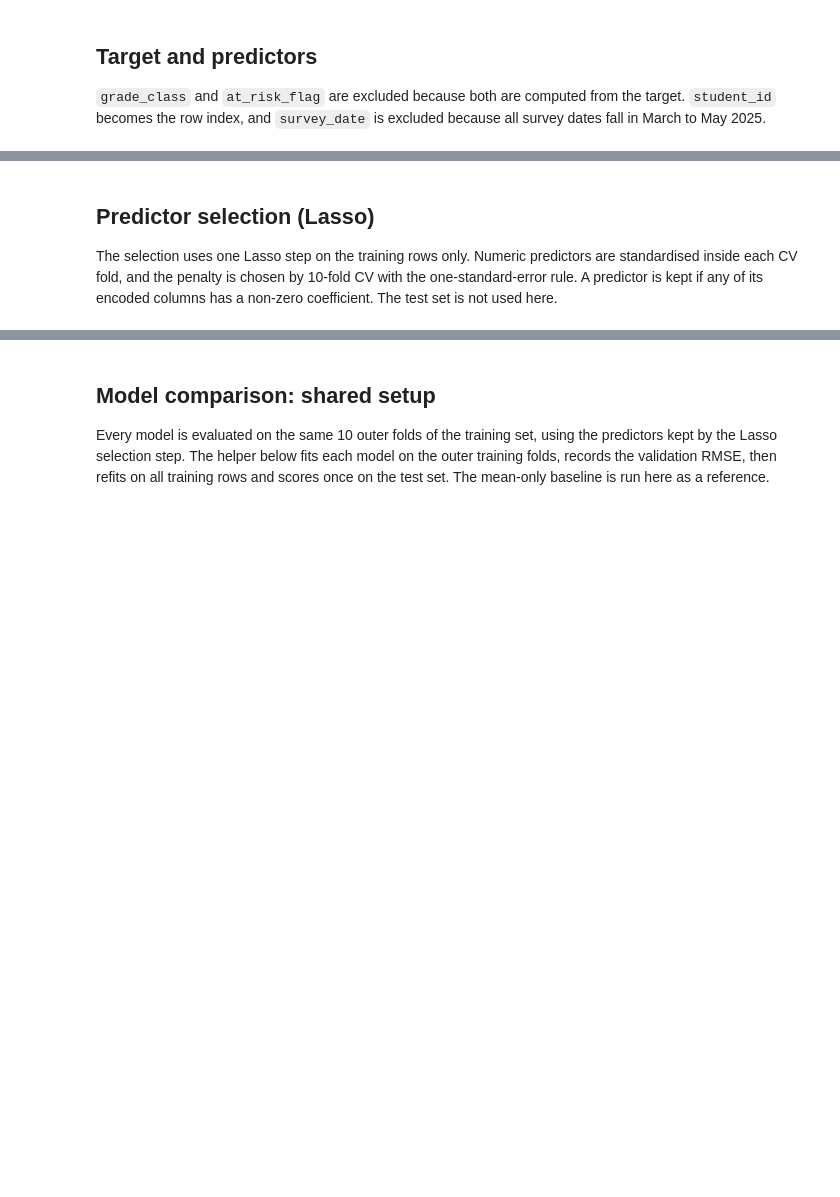
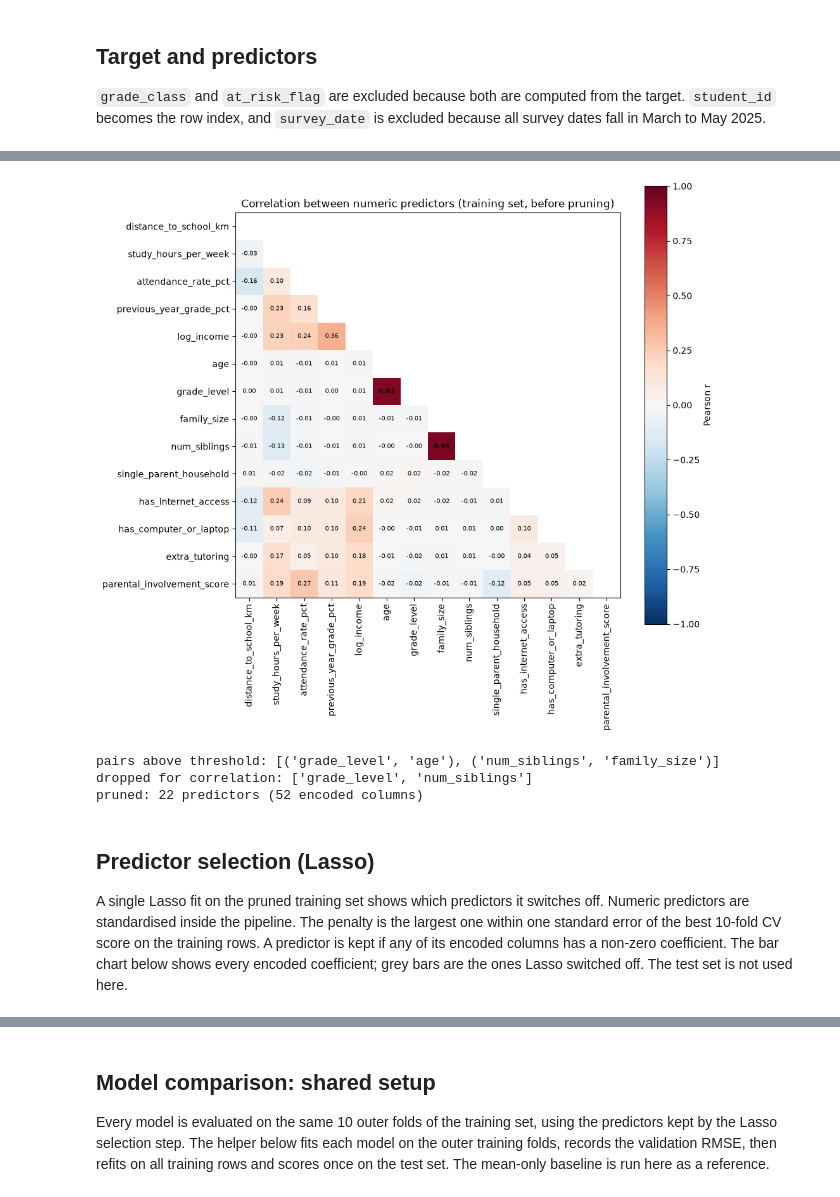
Before and after one commit to ZhangAnli/ST5227-Course-Project, a Jupyter notebook: Project.ipynb, the cells around one changed output, grey strips where cells are left out. Drawn from its saved outputs; the diff is of its cells as text; code cells hidden in the pictures; blank space fills up the shorter version.

```diff
--- a/Project.ipynb
+++ b/Project.ipynb
@@ -19,7 +19,6 @@ Missing values: 9 columns have gaps, and 3,215 of 12,000 rows (27%) have at leas
 # %%
 n_raw = len(df)
 df = df.drop_duplicates().reset_index(drop=True)
-n_unique = len(df)
-df = df.dropna().reset_index(drop=True)
-print(f'{n_raw} rows -> {n_unique} after removing duplicates -> {len(df)} after dropping rows with missing values')
+n_missing = int(df.isna().any(axis=1).sum())
+print(f'{n_raw} rows -> {len(df)} after removing duplicates; {n_missing} rows have at least one missing value (imputed after the split)')
 # %% [output]
@@ -89,0 +102,6 @@ test grade_class counts: {'C': 680, 'D': 301, 'B': 290, 'F': 24, 'A': 23}
+# %%
+ref_cols = [f'{c}_{sorted(X_train[c].unique())[0]}' for c in CATEGORICAL_COLS]
+
+X_train = pd.get_dummies(X_train, columns=CATEGORICAL_COLS, dtype=float).drop(columns=ref_cols)
+X_test = pd.get_dummies(X_test, columns=CATEGORICAL_COLS, dtype=float).reindex(columns=X_train.columns, fill_value=0.0)
+print('encoded train:', X_train.shape, ' encoded test:', X_test.shape)
@@ -90,5 +114,59 @@ test grade_class counts: {'C': 680, 'D': 301, 'B': 290, 'F': 24, 'A': 23}
+# %%
+import matplotlib.pyplot as plt
+
+CORR_THRESHOLD = 0.8
+
+num_corr_all = X_train[NUMERIC_COLS].corr()
+lower = num_corr_all.mask(np.triu(np.ones_like(num_corr_all, dtype=bool)))
+
+fig, ax = plt.subplots(figsize=(10, 9))
+im = ax.imshow(lower.values, cmap='RdBu_r', vmin=-1, vmax=1)
+ax.set_xticks(range(len(NUMERIC_COLS)), NUMERIC_COLS, rotation=90)
+ax.set_yticks(range(len(NUMERIC_COLS)), NUMERIC_COLS)
+for row in range(len(NUMERIC_COLS)):
+    for col in range(row):
+        r = num_corr_all.iloc[row, col]
+        ax.text(col, row, f'{r:.2f}', ha='center', va='center', fontsize=7,
+                fontweight='bold' if abs(r) > CORR_THRESHOLD else 'normal')
+fig.colorbar(im, ax=ax, label='Pearson r')
+ax.set_title('Correlation between numeric predictors (training set, before pruning)')
+plt.tight_layout()
+plt.show()
+# %% [output]
+[figure, added]
+# %%
+def source_variable(col):
+    # Maps a one-hot column back to its raw predictor name
+    for raw in PREDICTOR_COLS:
+        if col == raw or col.startswith(raw + '_'):
+            return raw
+    return col
+
+
+num_corr = X_train[NUMERIC_COLS].corr()
+assoc_with_target = X_train[NUMERIC_COLS].corrwith(Y_train).abs()
+high_pairs = [(a, b) for i, a in enumerate(NUMERIC_COLS) for b in NUMERIC_COLS[:i]
+              if abs(num_corr.loc[a, b]) > CORR_THRESHOLD]
+
+CORR_DROP = set()
+for a, b in high_pairs:
+    if a not in CORR_DROP and b not in CORR_DROP:
+        CORR_DROP.add(a if assoc_with_target[a] < assoc_with_target[b] else b)
+
+print('pairs above threshold:', high_pairs)
+print('dropped for correlation:', sorted(CORR_DROP))
+
+PRUNED_PREDICTORS = [p for p in PREDICTOR_COLS if p not in CORR_DROP]
+PRUNED_COLS = [c for c in X_train.columns if source_variable(c) in PRUNED_PREDICTORS]
+X_train = X_train[PRUNED_COLS]
+X_test = X_test[PRUNED_COLS]
+print(f'pruned: {len(PRUNED_PREDICTORS)} predictors ({len(PRUNED_COLS)} encoded columns)')
+# %% [output]
+pairs above threshold: [('grade_level', 'age'), ('num_siblings', 'family_size')]
+dropped for correlation: ['grade_level', 'num_siblings']
+pruned: 22 predictors (52 encoded columns)
 # %% [markdown]
 ## Predictor selection (Lasso)
 
-The selection uses one Lasso step on the training rows only. Numeric predictors are standardised inside each CV fold, and the penalty is chosen by 10-fold CV with the one-standard-error rule. A predictor is kept if any of its encoded columns has a non-zero coefficient. The test set is not used here.
+A single Lasso fit on the pruned training set shows which predictors it switches off. Numeric predictors are standardised inside the pipeline. The penalty is the largest one within one standard error of the best 10-fold CV score on the training rows. A predictor is kept if any of its encoded columns has a non-zero coefficient. The bar chart below shows every encoded coefficient; grey bars are the ones Lasso switched off. The test set is not used here.
 # %%
```
Also changed, not shown: parts of 20 cells of this notebook.
